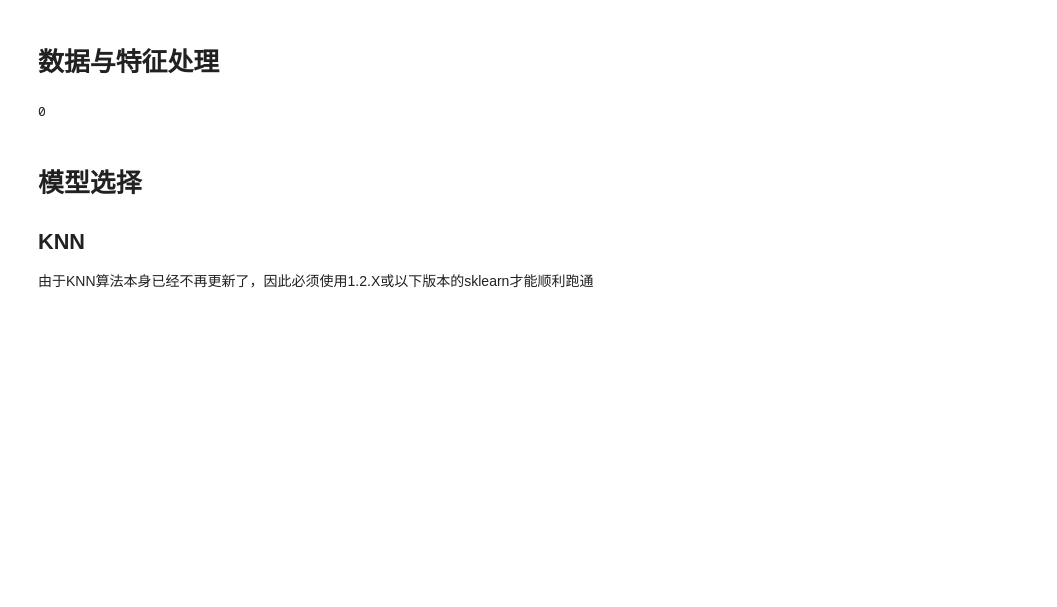
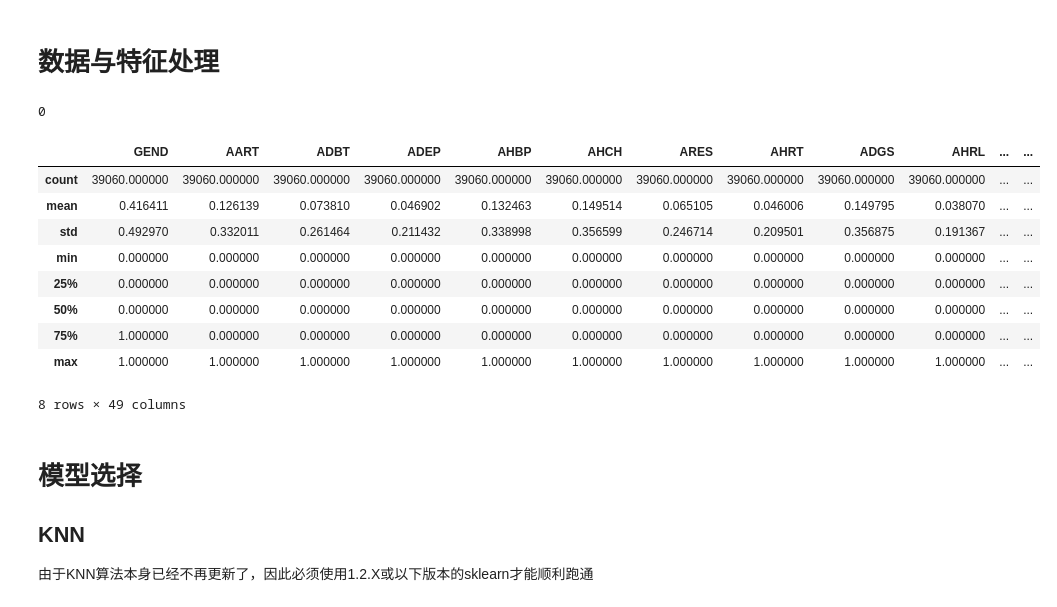
Before and after one commit to Haotsing/cda3test, a Jupyter notebook: 04__2_保险案例_KNN_LR_DT_课堂代码.ipynb, the cells around one changed output. Saved outputs shown, nothing was run; the diff lists cells and outputs as text; code cells hidden in the pictures; blank space fills up the shorter version.

```diff
--- a/04__2_保险案例_KNN_LR_DT_课堂代码.ipynb
+++ b/04__2_保险案例_KNN_LR_DT_课堂代码.ipynb
@@ -85,6 +85,18 @@ df_num= pd.DataFrame(num_trans, columns= num_cols.columns)
 # %%
 # 数据合并
 data= pd.concat([df_cat, df_num], axis= 1)
+data.describe()
+# %% [output]
+|  | GEND | AART | ADBT | ADEP | AHBP | AHCH | ARES | AHRT | ADGS | AHRL | ... | ... |
+| count | 39060.000000 | 39060.000000 | 39060.000000 | 39060.000000 | 39060.000000 | 39060.000000 | 39060.000000 | 39060.000000 | 39060.000000 | 39060.000000 | ... | ... |
+| mean | 0.416411 | 0.126139 | 0.073810 | 0.046902 | 0.132463 | 0.149514 | 0.065105 | 0.046006 | 0.149795 | 0.038070 | ... | ... |
+| std | 0.492970 | 0.332011 | 0.261464 | 0.211432 | 0.338998 | 0.356599 | 0.246714 | 0.209501 | 0.356875 | 0.191367 | ... | ... |
+| min | 0.000000 | 0.000000 | 0.000000 | 0.000000 | 0.000000 | 0.000000 | 0.000000 | 0.000000 | 0.000000 | 0.000000 | ... | ... |
+| 25% | 0.000000 | 0.000000 | 0.000000 | 0.000000 | 0.000000 | 0.000000 | 0.000000 | 0.000000 | 0.000000 | 0.000000 | ... | ... |
+| 50% | 0.000000 | 0.000000 | 0.000000 | 0.000000 | 0.000000 | 0.000000 | 0.000000 | 0.000000 | 0.000000 | 0.000000 | ... | ... |
+| 75% | 1.000000 | 0.000000 | 0.000000 | 0.000000 | 0.000000 | 0.000000 | 0.000000 | 0.000000 | 0.000000 | 0.000000 | ... | ... |
+| max | 1.000000 | 1.000000 | 1.000000 | 1.000000 | 1.000000 | 1.000000 | 1.000000 | 1.000000 | 1.000000 | 1.000000 | ... | ... |
+8 rows × 49 columns
 # %%
 # 分割测试集
 from sklearn.model_selection  import train_test_split
```
Also changed, not shown: parts of 5 cells of this notebook, 10 other files.
